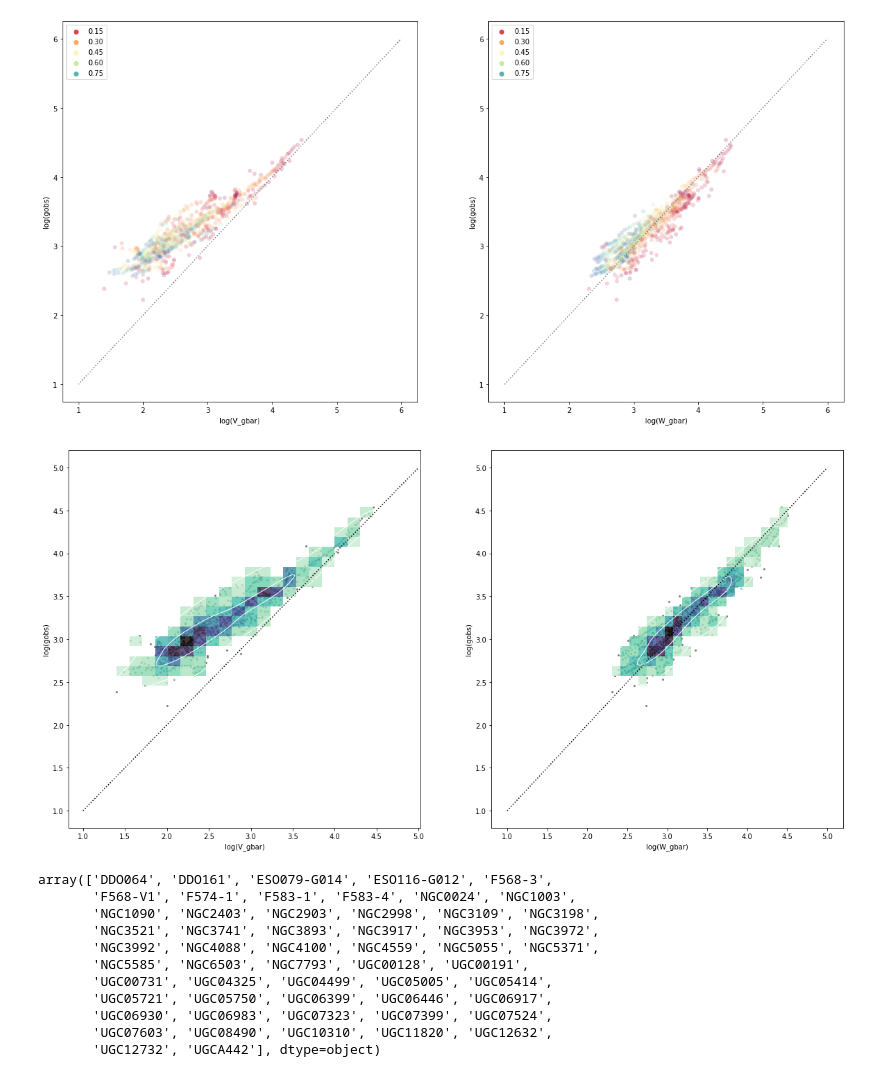
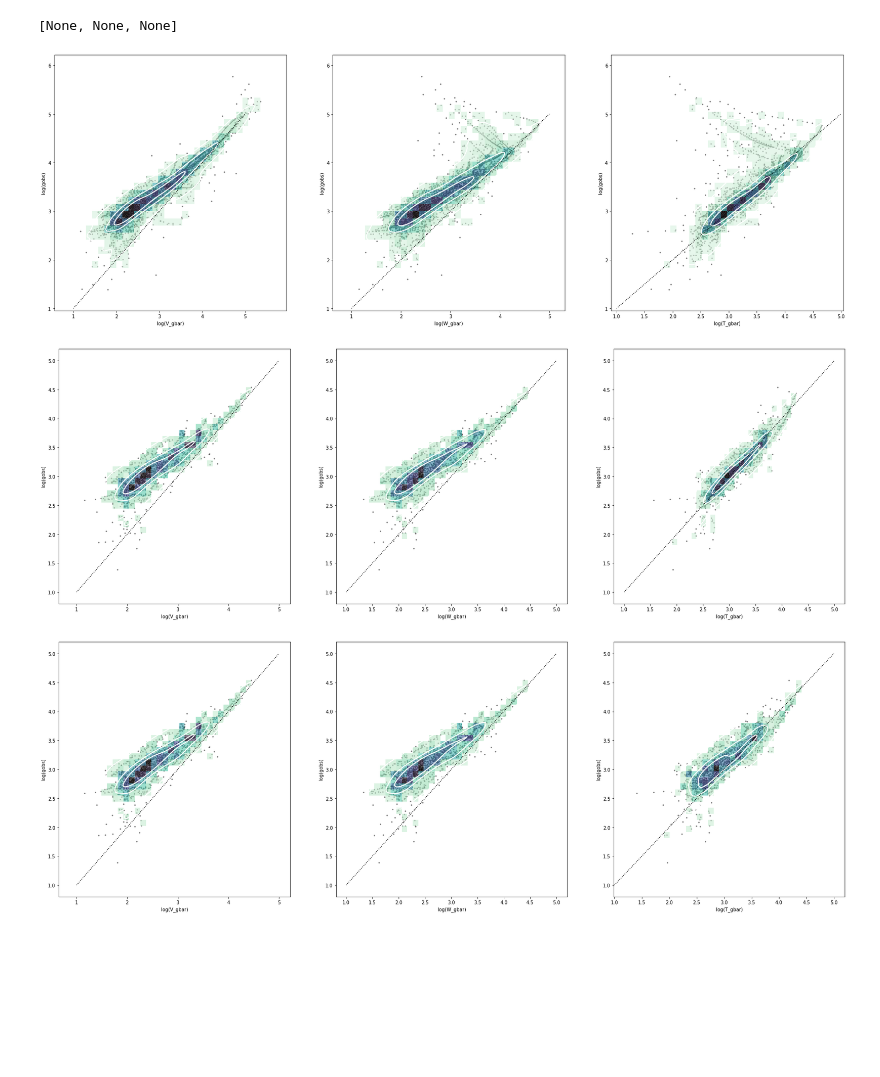
Before and after one commit to timjdavey/galactus, a Jupyter notebook: notebooks/Sparc RAR.ipynb, the cells around one changed output. Cells and saved outputs as stored; diff of their text form; code cells hidden in the pictures; blank space fills up the shorter version.

```diff
--- a/notebooks/Sparc RAR.ipynb
+++ b/notebooks/Sparc RAR.ipynb
@@ -101,0 +103,23 @@ full_df
+# %%
+def filter_quality(df):
+    return df.query("Q<3").query("Inc>30").query("Inc<90").query("Vbul==0.0").query("rel_R>0.05").query("rel_R<0.9")
+
+filtered_df = filter_quality(full_df)
+# %%
+def curve_fit_entiredataset(df):
+    p0 = [0.6, 0.15, 20]
+
+    def func(r, gamma, alpha, epsilon):
+        iforce = df['x_vec']
+        inulled = df['x_abs']-iforce
+        nforce = iforce*epsilon*(gamma**((inulled)**alpha))
+        return velocity(r, nforce)
+
+    ndf = df.copy()
+    R = ndf['R']
+    args, pcov = sp.optimize.curve_fit(func, R, ndf['Vobs'])
+    ndf['log(T_gbar)'] = np.log10(func(R, *args)**2/R)
+    print(args)
+    return ndf
+
+opt_filtered_df = curve_fit_entiredataset(filtered_df)
@@ -101,0 +161,3 @@ full_df
+# %%
+# gamma, alpha, epsilon
+meta_optimise_with_tau(filtered_df)
@@ -102,2 +169,4 @@ full_df
+# %%
+datasets = [full_df, filtered_df, opt_filtered_df]
 # %%
 def plot_rar(df):
@@ -115,38 +187,20 @@ plot_rar(full_df)
-# %%
-def filter_quality(df):
-    return df.query("Q<2").query("Inc>30").query("Inc<80").query("Vbul==0.0").query("rel_R>0.05").query("rel_R<0.9")
-
-filtered_df = filter_quality(full_df)
-plot_rar(filtered_df)
-# %% [output]
-[figure, removed]
 # %%
 def plot_rar_denity(df, line=[1,5]):
-    fig, axes = plt.subplots(1, 2, figsize=(20,10))
-    for i, iden in enumerate(('V', 'W')):
+    fig, axes = plt.subplots(1, 3, figsize=(30,10))
+    for i, iden in enumerate(('V', 'W', 'T')):
         x = 'log(%s_gbar)' % iden
         y = 'log(gobs)'
         sns.scatterplot(data=df, x=x, y=y, color='black', s=10, alpha=0.5, ax=axes[i])
-        sns.histplot(data=df, x=x, y=y, bins=20, pthresh=.01, cmap="mako_r", ax=axes[i], alpha=0.8)
-        sns.kdeplot(data=df, x=x, y=y, levels=3, color="w", linewidths=1, ax=axes[i])
+        sns.histplot(data=df, x=x, y=y, bins=30, pthresh=.01, cmap="mako_r", ax=axes[i], alpha=0.6)
+        sns.kdeplot(data=df, x=x, y=y, levels=4, color="w", linewidths=2, ax=axes[i])
         sns.lineplot(x=line, y=line, color='black', linestyle='dotted', ax=axes[i])
+        #sns.regplot(data=df, x=x, y=y, order=1, ax=axes[i], x_bins=10, color='orange')
 
-plot_rar_denity(filtered_df)
+[plot_rar_denity(d) for d in datasets]
 # %% [output]
+[None, None, None]
-[figure, old version]
+[figure, new version]
+[figure, added]
+[figure, added]
-# %%
-filtered_df['ID'].unique()
-# %% [output]
-array(['DDO064', 'DDO161', 'ESO079-G014', 'ESO116-G012', 'F568-3',
-       'F568-V1', 'F574-1', 'F583-1', 'F583-4', 'NGC0024', 'NGC1003',
-       'NGC1090', 'NGC2403', 'NGC2903', 'NGC2998', 'NGC3109', 'NGC3198',
-       'NGC3521', 'NGC3741', 'NGC3893', 'NGC3917', 'NGC3953', 'NGC3972',
-       'NGC3992', 'NGC4088', 'NGC4100', 'NGC4559', 'NGC5055', 'NGC5371',
-       'NGC5585', 'NGC6503', 'NGC7793', 'UGC00128', 'UGC00191',
-       'UGC00731', 'UGC04325', 'UGC04499', 'UGC05005', 'UGC05414',
-       'UGC05721', 'UGC05750', 'UGC06399', 'UGC06446', 'UGC06917',
-       'UGC06930', 'UGC06983', 'UGC07323', 'UGC07399', 'UGC07524',
-       'UGC07603', 'UGC08490', 'UGC10310', 'UGC11820', 'UGC12632',
-       'UGC12732', 'UGCA442'], dtype=object)
 # %%
 def plot_rar_regplot(df, line=[1,5]):
```
Also changed, not shown: parts of 8 cells of this notebook, 2 other files.
